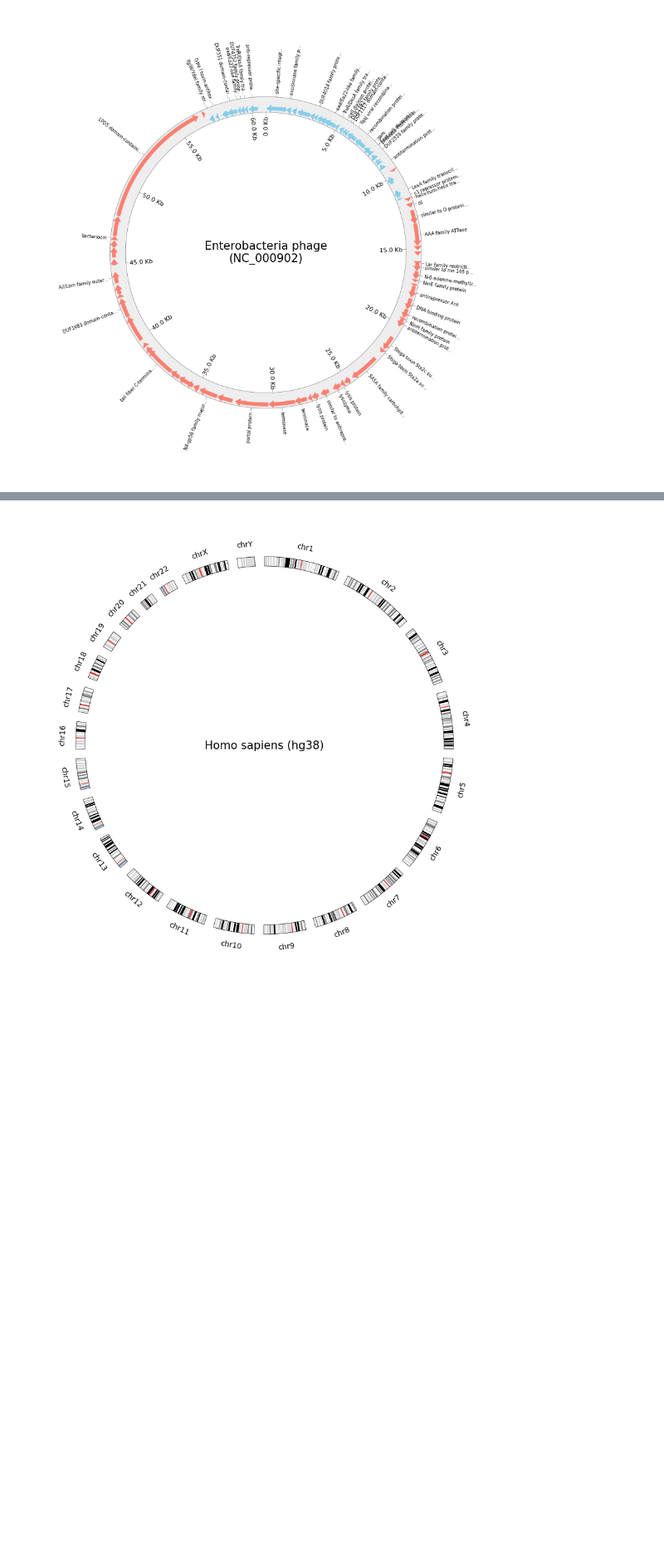
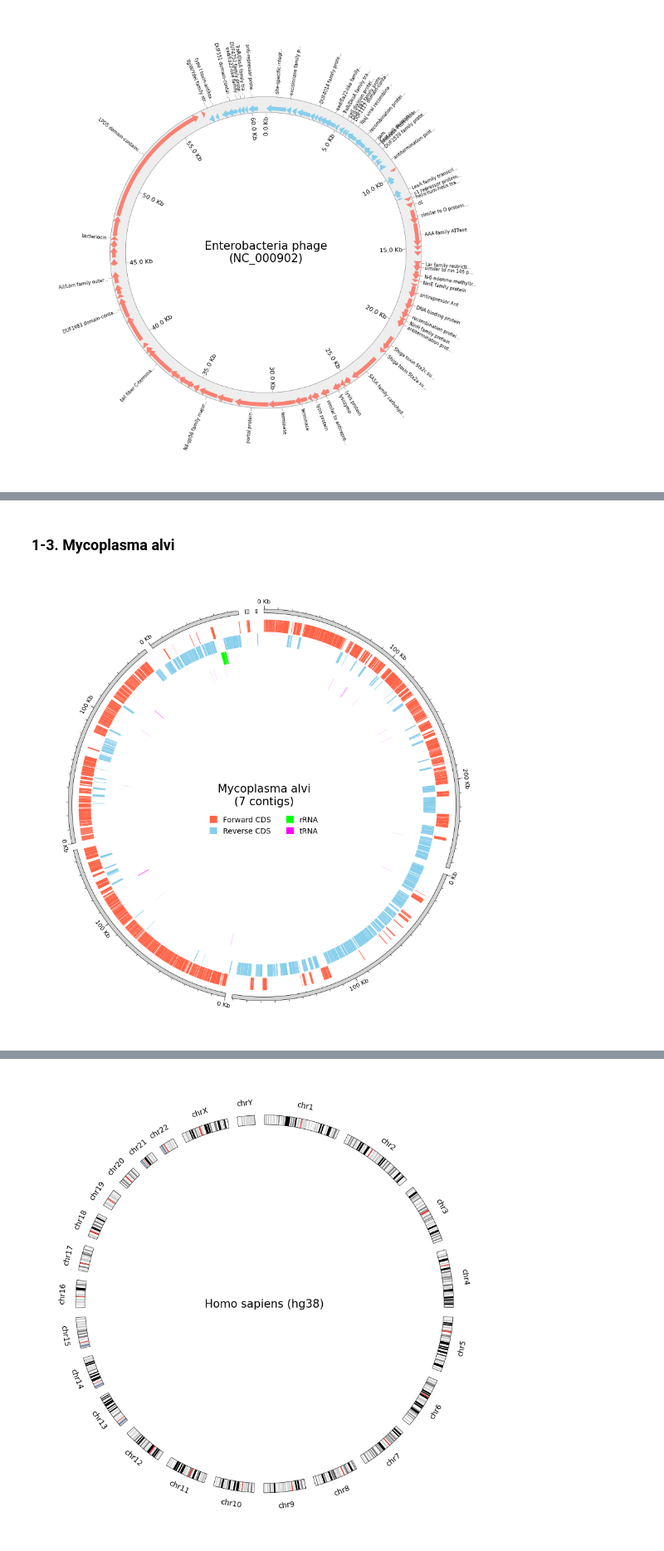
Before and after one commit to moshi4/pyCirclize, a Jupyter notebook: docs/circos_plot.ipynb, the cells around one changed output, grey strips where cells are left out. Shown at 83% size. Cells and saved outputs as stored; diff of their text form; code cells hidden in the pictures; blank space fills up the shorter version.

```diff
--- a/docs/circos_plot.ipynb
+++ b/docs/circos_plot.ipynb
@@ -157 +163,65 @@ _ = fig.legend(handles=handles, bbox_to_anchor=(0.5, 0.475), loc="center", fonts
+# %% [markdown]
+### 1-3. Mycoplasma alvi
+# %%
+from pycirclize import Circos
+from pycirclize.parser import Gff, Genbank
+from pycirclize.utils import load_prokaryote_example_file
+from matplotlib.patches import Patch
+
+# Case1. Load `GFF` contig genomes
+# https://github.com/moshi4/pycirclize-data/blob/main/prokaryote/mycoplasma_alvi.gff
+gff_file = load_prokaryote_example_file("mycoplasma_alvi.gff")
+parser = Gff(gff_file)
+
+# Case2. Load `Genbank` contig genomes
+# https://github.com/moshi4/pycirclize-data/blob/main/prokaryote/mycoplasma_alvi.gbk
+# gbk_file = load_prokaryote_example_file("mycoplasma_alvi.gbk")
+# parser = Genbank(gbk_file)
+
+# Get contig genome seqid & size, features dict
+seqid2size = parser.get_seqid2size()
+seqid2features = parser.get_seqid2features(feature_type=None)
+
+circos = Circos(seqid2size, space=2)
+circos.text(f"Mycoplasma alvi\n({len(circos.sectors)} contigs)", r=5, size=15)
+for sector in circos.sectors:
+    # Plot outer track
+    outer_track = sector.add_track((98, 100))
+    outer_track.axis(fc="lightgrey")
+    major_interval = 100000
+    minor_interval = int(major_interval / 10)
+    if sector.size > minor_interval:
+        outer_track.xticks_by_interval(major_interval, label_formatter=lambda v: f"{v / 1000:.0f} Kb")
+        outer_track.xticks_by_interval(minor_interval, tick_length=1, show_label=False)
+
+    # Plot forward/reverse CDS, rRNA, tRNA tracks
+    f_cds_track = sector.add_track((88, 95), r_pad_ratio=0.1)
+    r_cds_track = sector.add_track((81, 88), r_pad_ratio=0.1)
+    rrna_track = sector.add_track((74, 81), r_pad_ratio=0.1)
+    trna_track = sector.add_track((67, 74), r_pad_ratio=0.1)
+    for feature in seqid2features[sector.name]:
+        if feature.type == "CDS":
+            if feature.strand == 1:
+                f_cds_track.genomic_features([feature], fc="tomato")
+            else:
+                r_cds_track.genomic_features([feature], fc="skyblue")
+        elif feature.type == "rRNA":
+            rrna_track.genomic_features([feature], fc="lime")
+        elif feature.type == "tRNA":
+            trna_track.genomic_features([feature], fc="magenta")
+
+fig = circos.plotfig()
+_ = circos.ax.legend(
+    handles=[
+        Patch(color="tomato", label="Forward CDS"),
+        Patch(color="skyblue", label="Reverse CDS"),
+        Patch(color="lime", label="rRNA"),
+        Patch(color="magenta", label="tRNA"),
+    ],
+    bbox_to_anchor=(0.5, 0.45),
+    loc="center",
+    ncols=2,
+)
+# %% [output]
+[figure, added]
 # %% [markdown]
```
Also changed, not shown: parts of 11 cells of this notebook, 1 other file.
